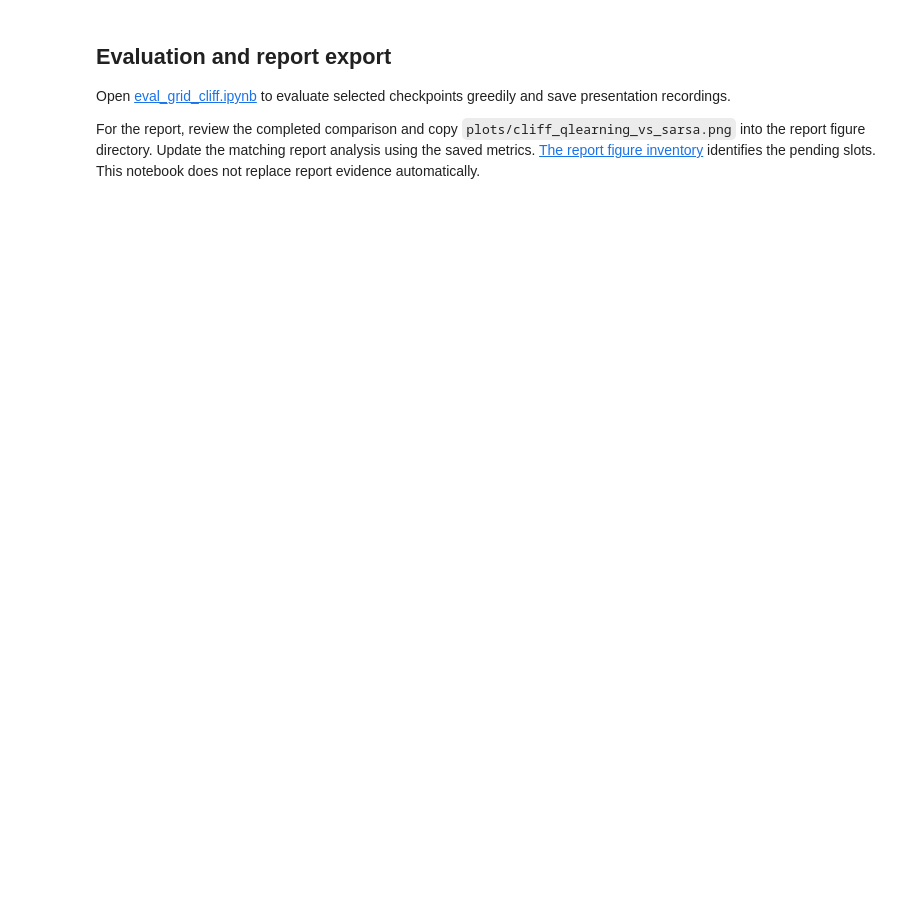
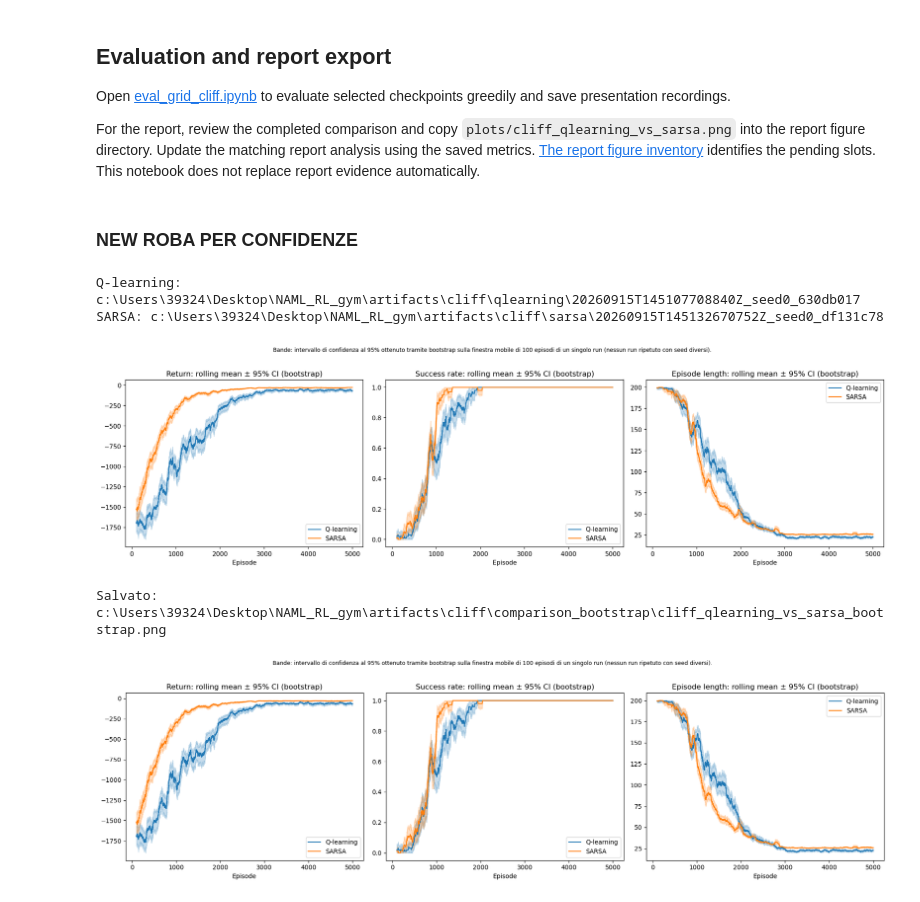
Before and after one commit to EngRazz/NAML_project, a Jupyter notebook: Grid_cliff/train_grid_cliff.ipynb, the cells around one changed output. Saved outputs shown, nothing was run; the diff lists cells and outputs as text; code cells hidden in the pictures; blank space fills up the shorter version.

```diff
--- a/Grid_cliff/train_grid_cliff.ipynb
+++ b/Grid_cliff/train_grid_cliff.ipynb
@@ -159,3 +162,22 @@ Saved comparison: /Users/anthonymc/Desktop/NAML_project/artifacts/cliff/comparis
 Open [eval_grid_cliff.ipynb](eval_grid_cliff.ipynb) to evaluate selected checkpoints greedily and save presentation recordings.
 
 For the report, review the completed comparison and copy `plots/cliff_qlearning_vs_sarsa.png` into the report figure directory. Update the matching report analysis using the saved metrics. [The report figure inventory](../Report/figures/README.md) identifies the pending slots. This notebook does not replace report evidence automatically.
+# %% [markdown]
+### NEW ROBA PER CONFIDENZE
+# %%
+def latest_run_dir(environment, algorithm, output_root=OUTPUT_ROOT):
+    base = Path(output_root) / environment / algorithm
+    candidates = [p for p in base.iterdir() if p.is_dir() and (p / "metrics.csv").exists()]
+    if not candidates:
+        raise FileNotFoundError(f"Nessuna run trovata in {base}")
+    return sorted(candidates, key=lambda p: p.name)[-1]
+
+run_dirs = {
+    "qlearning": latest_run_dir("cliff", "qlearning"),
+    "sarsa": latest_run_dir("cliff", "sarsa"),
+}
+for algo, d in run_dirs.items():
+    print(f"{ALGORITHM_LABELS[algo]}: {d}")
+# %% [output]
+Q-learning: c:\Users\39324\Desktop\NAML_RL_gym\artifacts\cliff\qlearning\20260915T145107708840Z_seed0_630db017
+SARSA: c:\Users\39324\Desktop\NAML_RL_gym\artifacts\cliff\sarsa\20260915T145132670752Z_seed0_df131c78
@@ -161,0 +211,35 @@ For the report, review the completed comparison and copy `plots/cliff_qlearning_
+# %%
+algo_colors = {"qlearning": "tab:blue", "sarsa": "tab:orange"}
+panels = [("reward", "Return: rolling mean ± 95% CI (bootstrap)"),
+          ("success", "Success rate: rolling mean ± 95% CI (bootstrap)"),
+          ("length", "Episode length: rolling mean ± 95% CI (bootstrap)")]
+
+fig, axes = plt.subplots(1, 3, figsize=(18, 5))
+for algorithm, run_dir in run_dirs.items():
+    df = load_metrics(run_dir)
+    x = df["episode"].to_numpy()
+    for (key, title), ax in zip(panels, axes):
+        mean, lo, hi = bootstrap_band(df[key].to_numpy(), window=COMPARISON_WINDOW, n_boot=300)
+        ax.plot(x, mean, label=ALGORITHM_LABELS[algorithm], color=algo_colors[algorithm])
+        ax.fill_between(x, lo, hi, color=algo_colors[algorithm], alpha=0.25)
+
+for (key, title), ax in zip(panels, axes):
+    ax.set_title(title)
+    ax.set_xlabel("Episode")
+    ax.legend()
+fig.suptitle(
+    "Bande: intervallo di confidenza al 95% ottenuto tramite bootstrap sulla finestra mobile "
+    f"di {COMPARISON_WINDOW} episodi di un singolo run (nessun run ripetuto con seed diversi).",
+    fontsize=9, y=1.02
+)
+fig.tight_layout()
+
+bootstrap_path = run_dirs["qlearning"].parent.parent / "comparison_bootstrap" / "cliff_qlearning_vs_sarsa_bootstrap.png"
+bootstrap_path.parent.mkdir(parents=True, exist_ok=True)
+fig.savefig(bootstrap_path, dpi=150, bbox_inches="tight")
+display(Image(filename=str(bootstrap_path)))
+print(f"Salvato: {bootstrap_path}")
+# %% [output]
+[figure, added]
+Salvato: c:\Users\39324\Desktop\NAML_RL_gym\artifacts\cliff\comparison_bootstrap\cliff_qlearning_vs_sarsa_bootstrap.png
+[figure, added]
```
Also changed, not shown: parts of 6 cells of this notebook, 10 other files.
